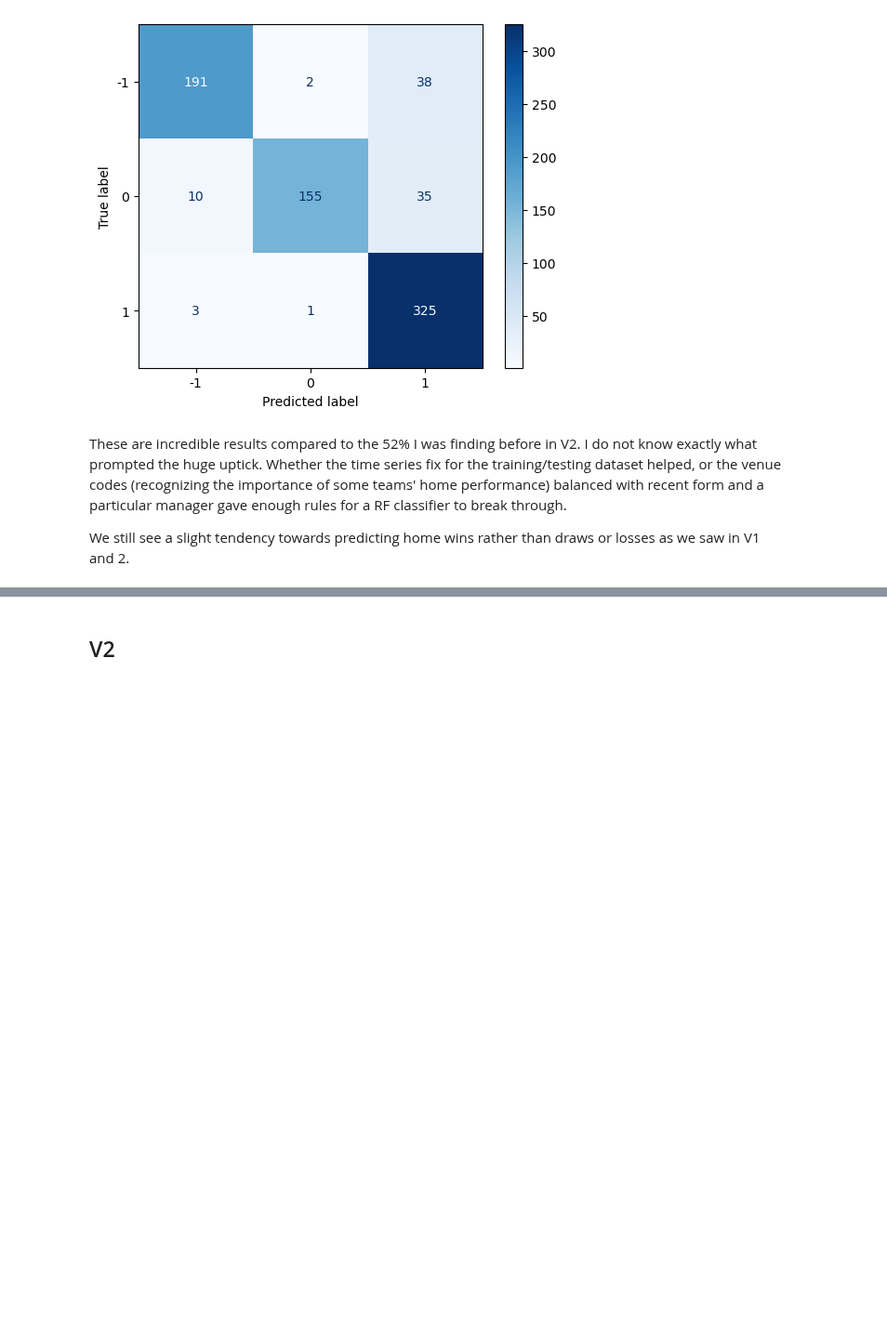
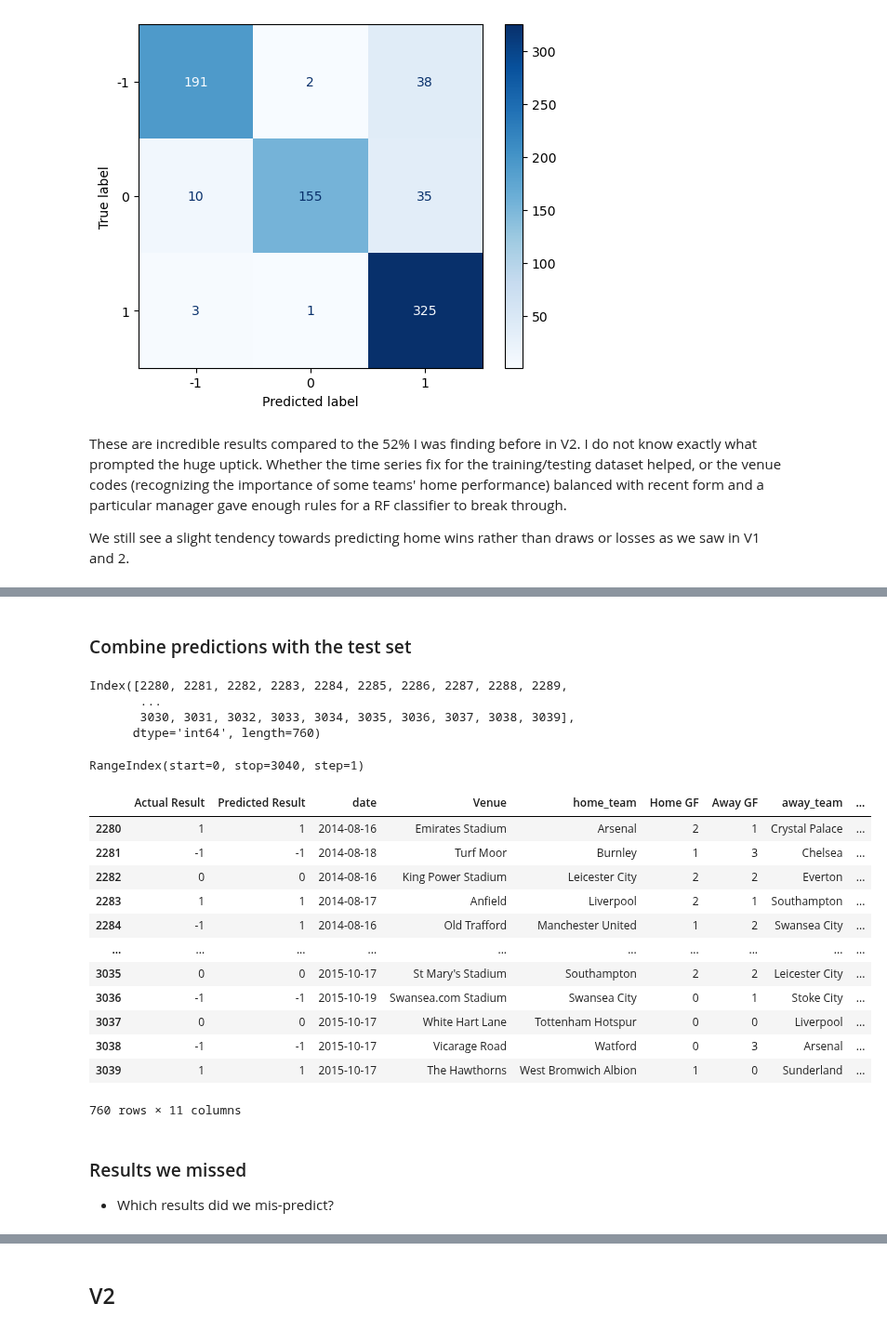
Before and after one commit to tjjdoherty/football-project-mvp, a Jupyter notebook: random_forest_prem.ipynb, the cells around one changed output, grey strips where cells are left out. Shown at 93% size. Cells and saved outputs as stored; diff of their text form; code cells hidden in the pictures; blank space fills up the shorter version.

```diff
--- a/random_forest_prem.ipynb
+++ b/random_forest_prem.ipynb
@@ -180,0 +211,50 @@ We still see a slight tendency towards predicting home wins rather than draws or
+# %% [markdown]
+### Combine predictions with the test set
+# %%
+test.index
+# %% [output]
+Index([2280, 2281, 2282, 2283, 2284, 2285, 2286, 2287, 2288, 2289,
+       ...
+       3030, 3031, 3032, 3033, 3034, 3035, 3036, 3037, 3038, 3039],
+      dtype='int64', length=760)
+# %%
+v3.index
+# %% [output]
+RangeIndex(start=0, stop=3040, step=1)
+# %%
+# Ensure target column is 1-dimensional
+actual_results = test[target].squeeze()  # Converts (760, 1) to (760,) if needed
+
+# Create a DataFrame for predictions and actual results
+results_df = pd.DataFrame({
+    'Actual Result': actual_results,  # Ensure this is 1D
+    'Predicted Result': preds_wdl.squeeze()  # Ensure predictions are 1D
+}, index=test.index)  # Retain the same index as the test set
+
+# Extract human-readable columns using test.index from v3
+original_columns = ['date', 'Venue', 'home_team', 'Home GF', 'Away GF', 'away_team', 'Home Manager', 'Away Manager', 'Day']
+readable_columns = v3.loc[test.index, original_columns]
+
+# Combine readable columns and prediction results
+results_with_details = pd.concat([results_df, readable_columns], axis=1)
+
+# Display the head of the results DataFrame
+results_with_details
+# %% [output]
+|  | Actual Result | Predicted Result | date | Venue | home_team | Home GF | Away GF | away_team | ... |
+| 2280 | 1 | 1 | 2014-08-16 | Emirates Stadium | Arsenal | 2 | 1 | Crystal Palace | ... |
+| 2281 | -1 | -1 | 2014-08-18 | Turf Moor | Burnley | 1 | 3 | Chelsea | ... |
+| 2282 | 0 | 0 | 2014-08-16 | King Power Stadium | Leicester City | 2 | 2 | Everton | ... |
+| 2283 | 1 | 1 | 2014-08-17 | Anfield | Liverpool | 2 | 1 | Southampton | ... |
+| 2284 | -1 | 1 | 2014-08-16 | Old Trafford | Manchester United | 1 | 2 | Swansea City | ... |
+| ... | ... | ... | ... | ... | ... | ... | ... | ... | ... |
+| 3035 | 0 | 0 | 2015-10-17 | St Mary's Stadium | Southampton | 2 | 2 | Leicester City | ... |
+| 3036 | -1 | -1 | 2015-10-19 | Swansea.com Stadium | Swansea City | 0 | 1 | Stoke City | ... |
+| 3037 | 0 | 0 | 2015-10-17 | White Hart Lane | Tottenham Hotspur | 0 | 0 | Liverpool | ... |
+| 3038 | -1 | -1 | 2015-10-17 | Vicarage Road | Watford | 0 | 3 | Arsenal | ... |
+| 3039 | 1 | 1 | 2015-10-17 | The Hawthorns | West Bromwich Albion | 1 | 0 | Sunderland | ... |
+760 rows × 11 columns
+# %% [markdown]
+### Results we missed
+
+- Which results did we mis-predict?
```
Also changed, not shown: parts of 16 cells of this notebook, 5 other files.
